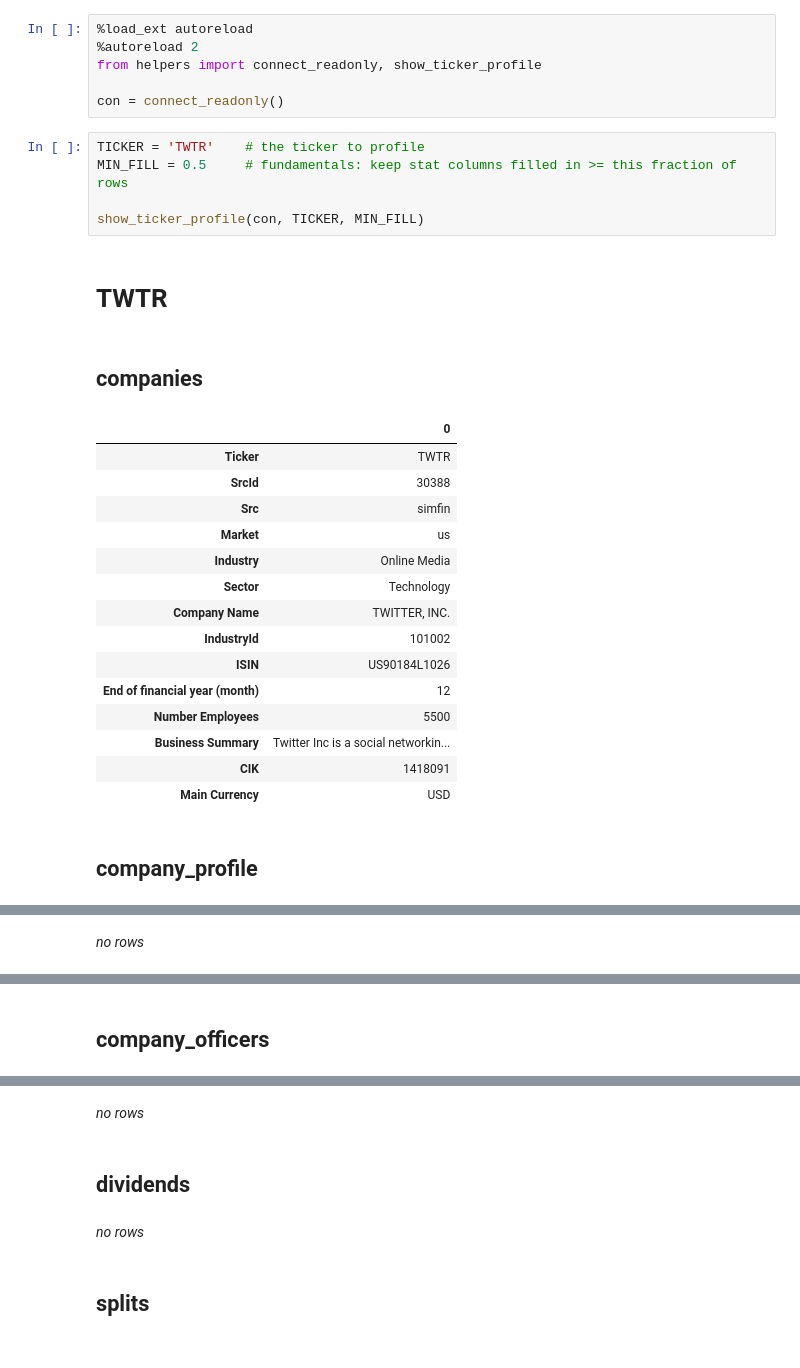
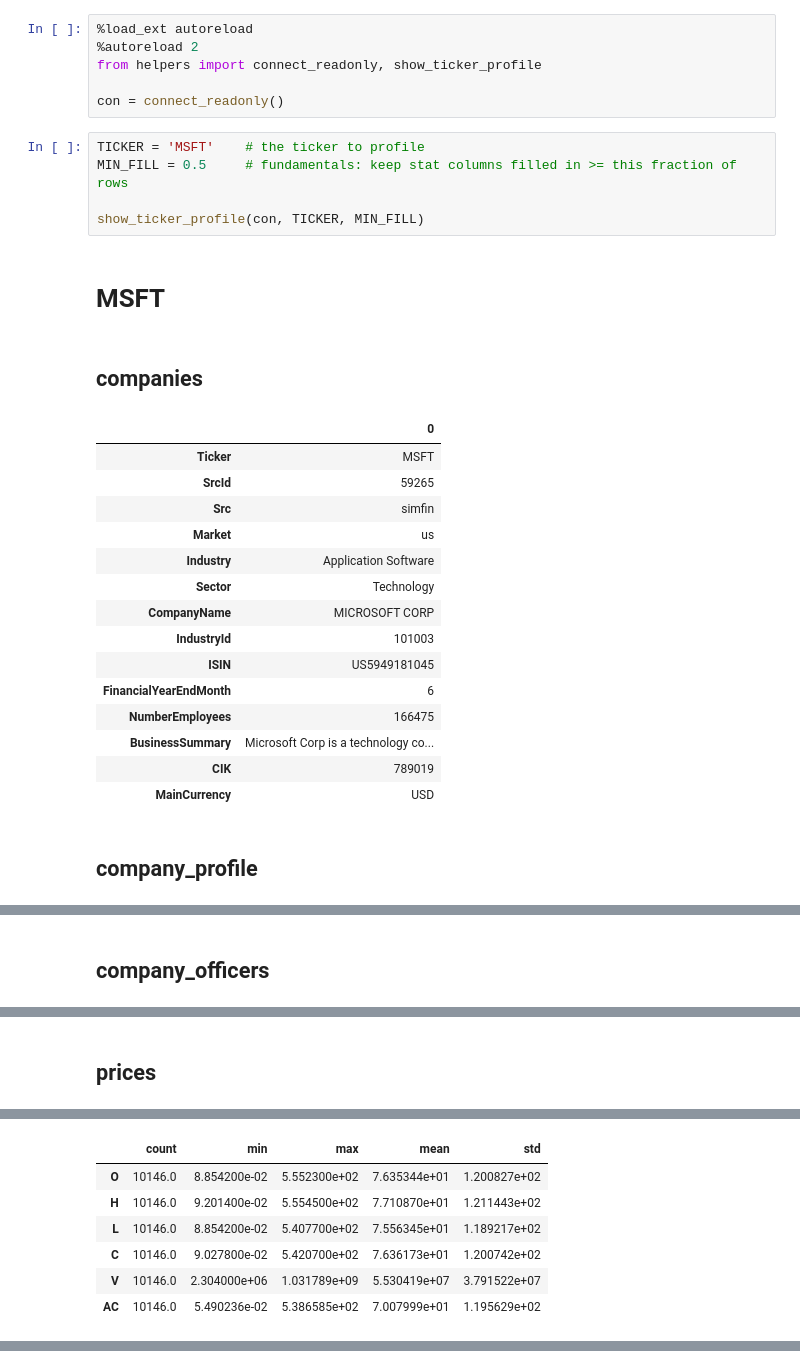
Before and after one commit to marcdumon/investalyze, a Jupyter notebook: notebooks/2_ticker_profile.ipynb, the cells around one changed output, grey strips where cells are left out. Drawn from its saved outputs; the diff is of its cells as text.

```diff
--- a/notebooks/2_ticker_profile.ipynb
+++ b/notebooks/2_ticker_profile.ipynb
@@ -14,26 +14,26 @@ from helpers import connect_readonly, show_ticker_profile
 
 con = connect_readonly()
 # %%
-TICKER = 'TWTR'    # the ticker to profile
+TICKER = 'MSFT'    # the ticker to profile
 MIN_FILL = 0.5     # fundamentals: keep stat columns filled in >= this fraction of rows
 
 show_ticker_profile(con, TICKER, MIN_FILL)
 # %% [output]
-# TWTR
+# MSFT
 ## companies
 |  | 0 |
-| Ticker | TWTR |
-| SrcId | 30388 |
+| Ticker | MSFT |
+| SrcId | 59265 |
 | Src | simfin |
 | Market | us |
-| Industry | Online Media |
+| Industry | Application Software |
 | Sector | Technology |
-| Company Name | TWITTER, INC. |
-| IndustryId | 101002 |
-| ISIN | US90184L1026 |
-| End of financial year (month) | 12 |
-| Number Employees | 5500 |
-| Business Summary | Twitter Inc is a social networkin... |
-| CIK | 1418091 |
-| Main Currency | USD |
+| CompanyName | MICROSOFT CORP |
+| IndustryId | 101003 |
+| ISIN | US5949181045 |
+| FinancialYearEndMonth | 6 |
+| NumberEmployees | 166475 |
+| BusinessSummary | Microsoft Corp is a technology co... |
+| CIK | 789019 |
+| MainCurrency | USD |
 ## company_profile
@@ -40 +57 @@ show_ticker_profile(con, TICKER, MIN_FILL)
-*no rows*
+## company_officers
@@ -41 +69 @@ show_ticker_profile(con, TICKER, MIN_FILL)
-## company_officers
+## prices
@@ -42,0 +71,7 @@ show_ticker_profile(con, TICKER, MIN_FILL)
+|  | count | min | max | mean | std |
+| O | 10146.0 | 8.854200e-02 | 5.552300e+02 | 7.635344e+01 | 1.200827e+02 |
+| H | 10146.0 | 9.201400e-02 | 5.554500e+02 | 7.710870e+01 | 1.211443e+02 |
+| L | 10146.0 | 8.854200e-02 | 5.407700e+02 | 7.556345e+01 | 1.189217e+02 |
+| C | 10146.0 | 9.027800e-02 | 5.420700e+02 | 7.636173e+01 | 1.200742e+02 |
+| V | 10146.0 | 2.304000e+06 | 1.031789e+09 | 5.530419e+07 | 3.791522e+07 |
+| AC | 10146.0 | 5.490236e-02 | 5.386585e+02 | 7.007999e+01 | 1.195629e+02 |
@@ -44,4 +89,0 @@ show_ticker_profile(con, TICKER, MIN_FILL)
-*no rows*
-## dividends
-*no rows*
-## splits
```
Also changed, not shown: parts of 1 cell of this notebook, 10 other files.
